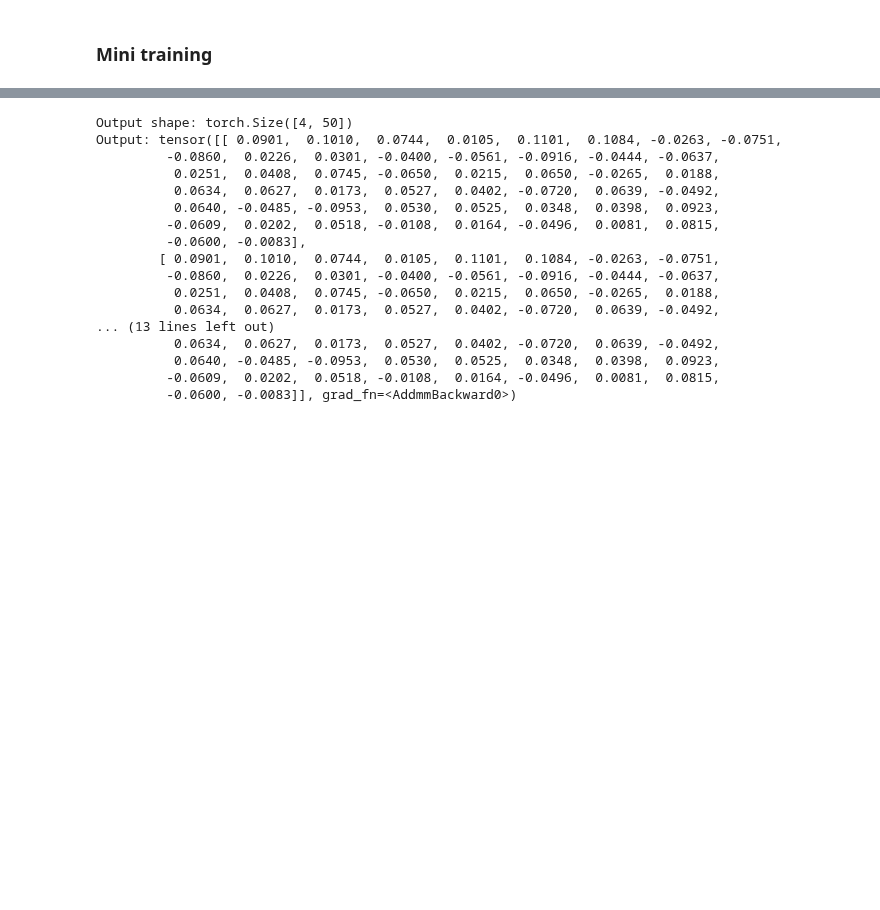
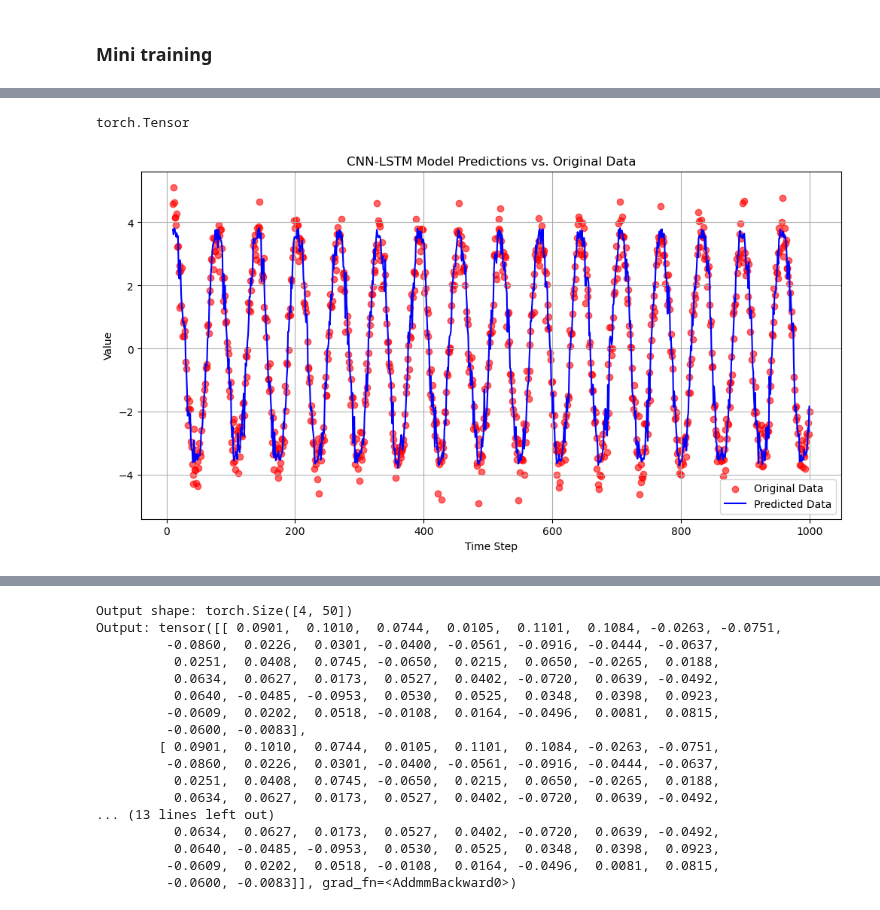
Before and after one commit to Ariestootl/machine_learning, a Jupyter notebook: deep_learning/PyTorch/RNN/RNN.ipynb, the cells around one changed output, grey strips where cells are left out. Cells and saved outputs as stored; diff of their text form; code cells hidden in the pictures; blank space fills up the shorter version.

```diff
--- a/deep_learning/PyTorch/RNN/RNN.ipynb
+++ b/deep_learning/PyTorch/RNN/RNN.ipynb
@@ -30,10 +42,4 @@ num_of_epochs = 5
 # %%
-np.random.seed(0)
-torch.manual_seed(0)
-
-t = np.linspace(0, 100, 1000)
-data = np.sin(t)
-
 def create_sequences(data, seq_length):
     xs = []
     ys = []
@@ -115,7 +121,7 @@ class MyModel(nn.Module):
         return x
 # %%
 # cnn_params = [16, 32, "MaxPool"]
-cnn_params = [16, 16, "MaxPool"]
+cnn_params = [16, 32, 64, "MaxPool"]
 class CNN1D(nn.Module):
     def __init__(self, input):
         super(CNN1D, self).__init__()
@@ -151,7 +157,7 @@ class MainModel(nn.Module):
         self.num_layers = num_layers
         self.hidden_size = hidden_size
         self.cnn = CNN1D(input_size)
-        self.lstm = nn.LSTM(input_size=16, hidden_size=hidden_size, num_layers=num_layers, batch_first=True)
+        self.lstm = nn.LSTM(input_size=64, hidden_size=hidden_size, num_layers=num_layers, batch_first=True)
         self.fc = nn.Sequential(
             nn.Linear(hidden_size, output_size),
         )
@@ -171,11 +177,11 @@ class MainModel(nn.Module):
 # %% [markdown]
 ### Mini training
 # %%
-# model = MyModel(input_size=1, hidden_size=100, num_layers=1, output_size=1)
-model = MainModel(input_size=1, hidden_size=100, num_layers=1, output_size=1)
+# model = MyModel(input_size=1, hidden_size=200, num_layers=1, output_size=1)
+model = MainModel(input_size=1, hidden_size=150, num_layers=5, output_size=1)
 criterion = nn.MSELoss()
 optimizer = torch.optim.Adam(model.parameters(), lr=0.01)
-num_epochs=100
+num_epochs=200
 for epoch in range(num_epochs):
     model.train()
     optimizer.zero_grad()
@@ -202,0 +219,29 @@ Epoch [100/100], Loss: 0.0000322
+# %%
+type(trainX)
+# %% [output]
+torch.Tensor
+# %%
+model.eval()
+# Make predictions
+with torch.no_grad():
+    predicted = model(trainX)
+
+original = data[seq_length:]
+time_steps = np.arange(seq_length, len(data))
+
+predicted[::30] += 0.2
+predicted[::70] -= 0.2
+
+plt.figure(figsize=(12, 6))
+# plt.plot(time_steps, original, linestyle='--', label='Original Data')
+plt.scatter(time_steps, original, color="#FF0000", marker="o", alpha=0.6, label='Original Data')
+plt.plot(time_steps, predicted.detach().numpy(), label='Predicted Data', linestyle='-',
+         linewidth=1.5, color="#0000FF")
+plt.title('CNN-LSTM Model Predictions vs. Original Data')
+plt.xlabel('Time Step')
+plt.ylabel('Value')
+plt.legend(loc="lower right", fontsize=10)
+plt.grid(True)
+plt.show()
+# %% [output]
+[figure, added]
```
Also changed, not shown: parts of 4 cells of this notebook.
